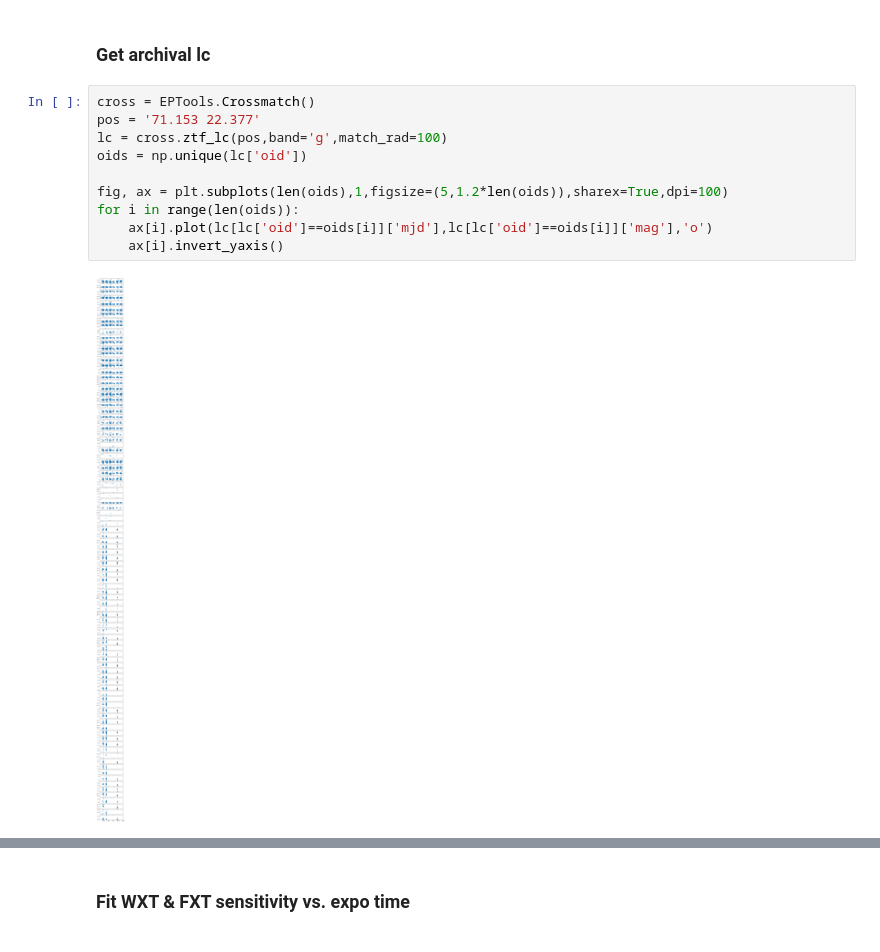
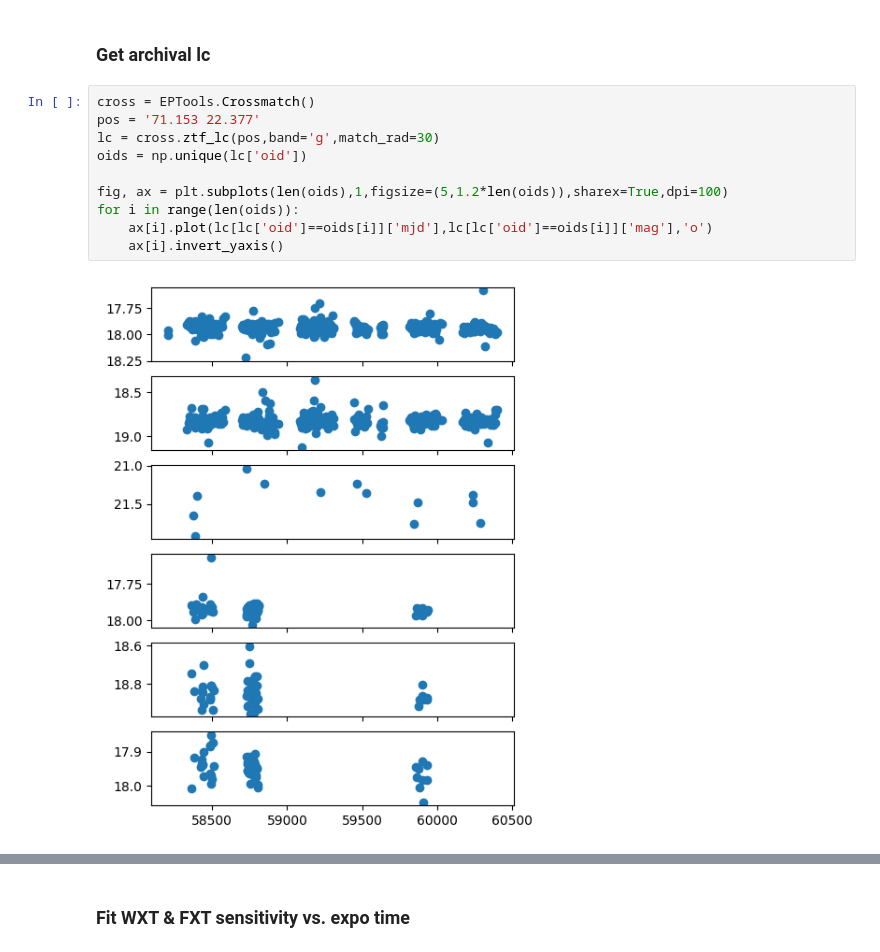
Before and after one commit to LAujust/EPTools, a Jupyter notebook: Examples.ipynb, the cells around one changed output, grey strips where cells are left out. Drawn from its saved outputs; the diff is of its cells as text.

```diff
--- a/Examples.ipynb
+++ b/Examples.ipynb
@@ -28,15 +28,15 @@ from ligo.skymap.io.fits import read_sky_map
 # %%
 cross = EPTools.Crossmatch()
 pos = '71.153 22.377'
-lc = cross.ztf_lc(pos,band='g',match_rad=100)
+lc = cross.ztf_lc(pos,band='g',match_rad=30)
 oids = np.unique(lc['oid'])
 
 fig, ax = plt.subplots(len(oids),1,figsize=(5,1.2*len(oids)),sharex=True,dpi=100)
 for i in range(len(oids)):
     ax[i].plot(lc[lc['oid']==oids[i]]['mjd'],lc[lc['oid']==oids[i]]['mag'],'o')
     ax[i].invert_yaxis()
 # %% [output]
-[figure, old version]
+[figure, new version]
 # %%
 model = sncosmo.Model(source='hsiao')
 model.set(z=0.05, t0=0., amplitude=1.e-3)
```
Also changed, not shown: parts of 2 cells of this notebook, 2 other files.
